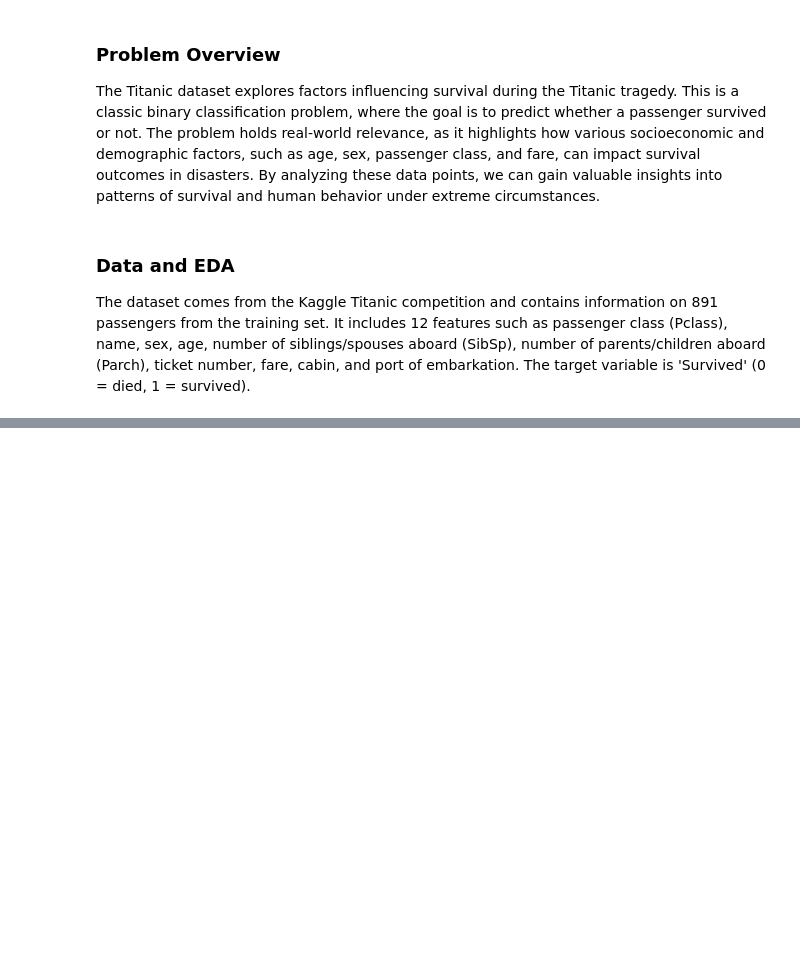
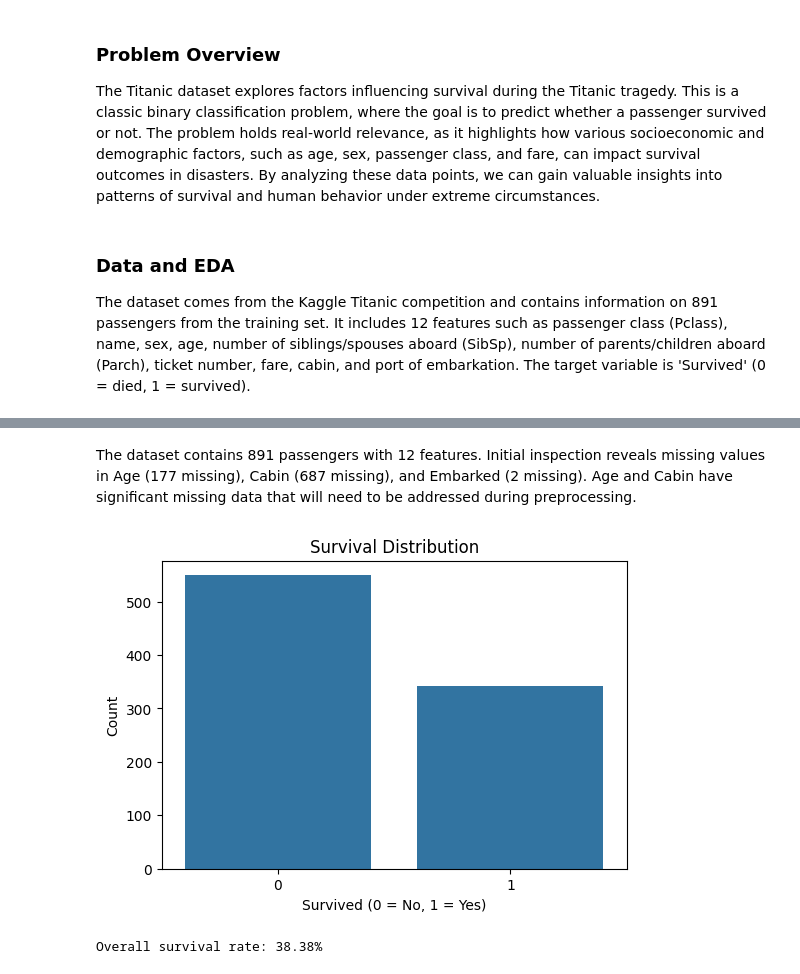
Before and after one commit to zhales05/cs6470, a Jupyter notebook: midterm/report.ipynb, the cells around one changed output, grey strips where cells are left out. Saved outputs shown, nothing was run; the diff lists cells and outputs as text; code cells hidden in the pictures; blank space fills up the shorter version.

Commit message:
data ands eda

```diff
--- a/midterm/report.ipynb
+++ b/midterm/report.ipynb
@@ -26,0 +58,19 @@ train_data.head()
+# %% [markdown]
+The dataset contains 891 passengers with 12 features. Initial inspection reveals missing values in Age (177 missing), Cabin (687 missing), and Embarked (2 missing). Age and Cabin have significant missing data that will need to be addressed during preprocessing.
+# %%
+import matplotlib.pyplot as plt
+import seaborn as sns
+
+# Survival rate
+survival_rate = train_data['Survived'].value_counts()
+plt.figure(figsize=(6,4))
+sns.barplot(x=survival_rate.index, y=survival_rate.values)
+plt.title('Survival Distribution')
+plt.xlabel('Survived (0 = No, 1 = Yes)')
+plt.ylabel('Count')
+plt.show()
+
+print(f"Overall survival rate: {train_data['Survived'].mean():.2%}")
+# %% [output]
+[figure, added]
+Overall survival rate: 38.38%
```
Also changed, not shown: parts of 7 cells of this notebook, 1 other file.
